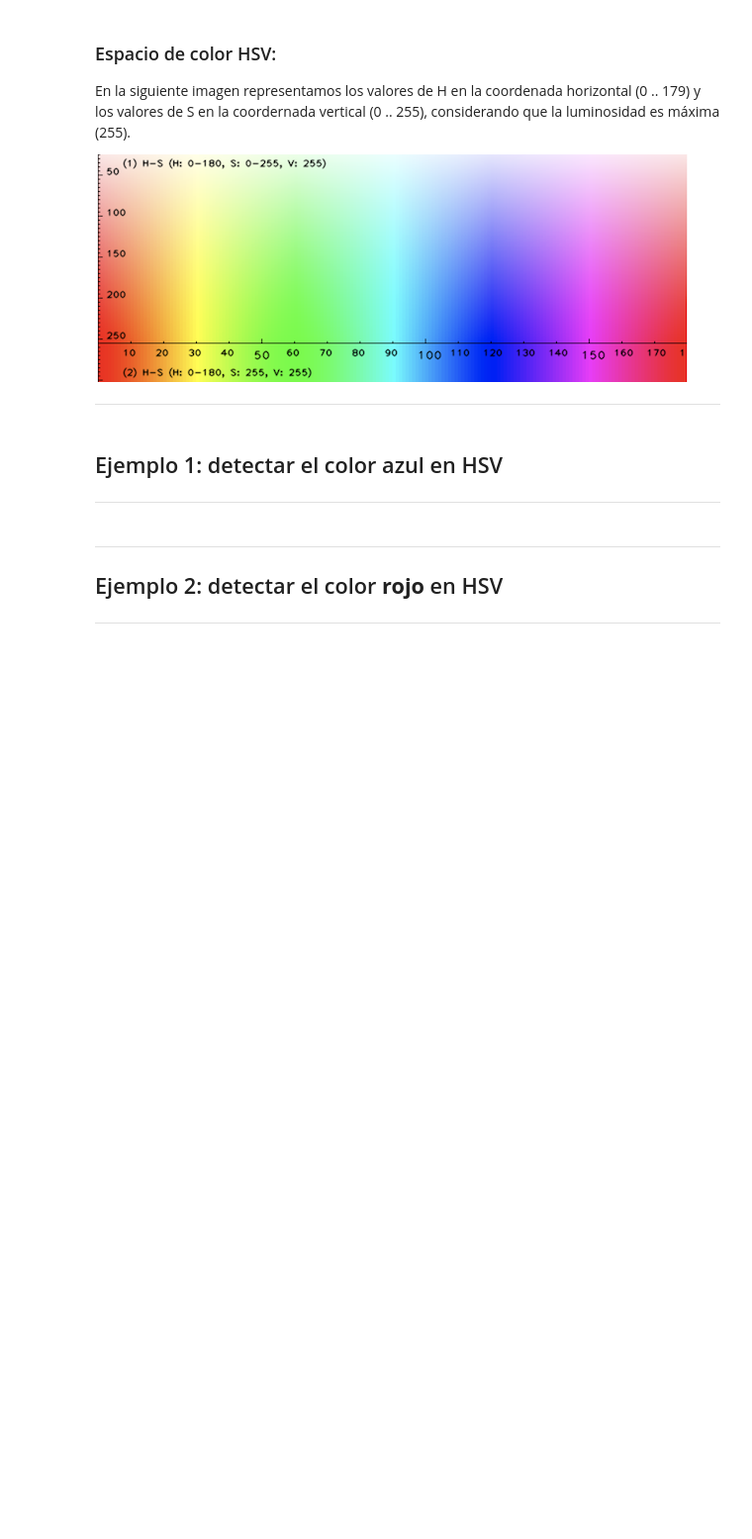
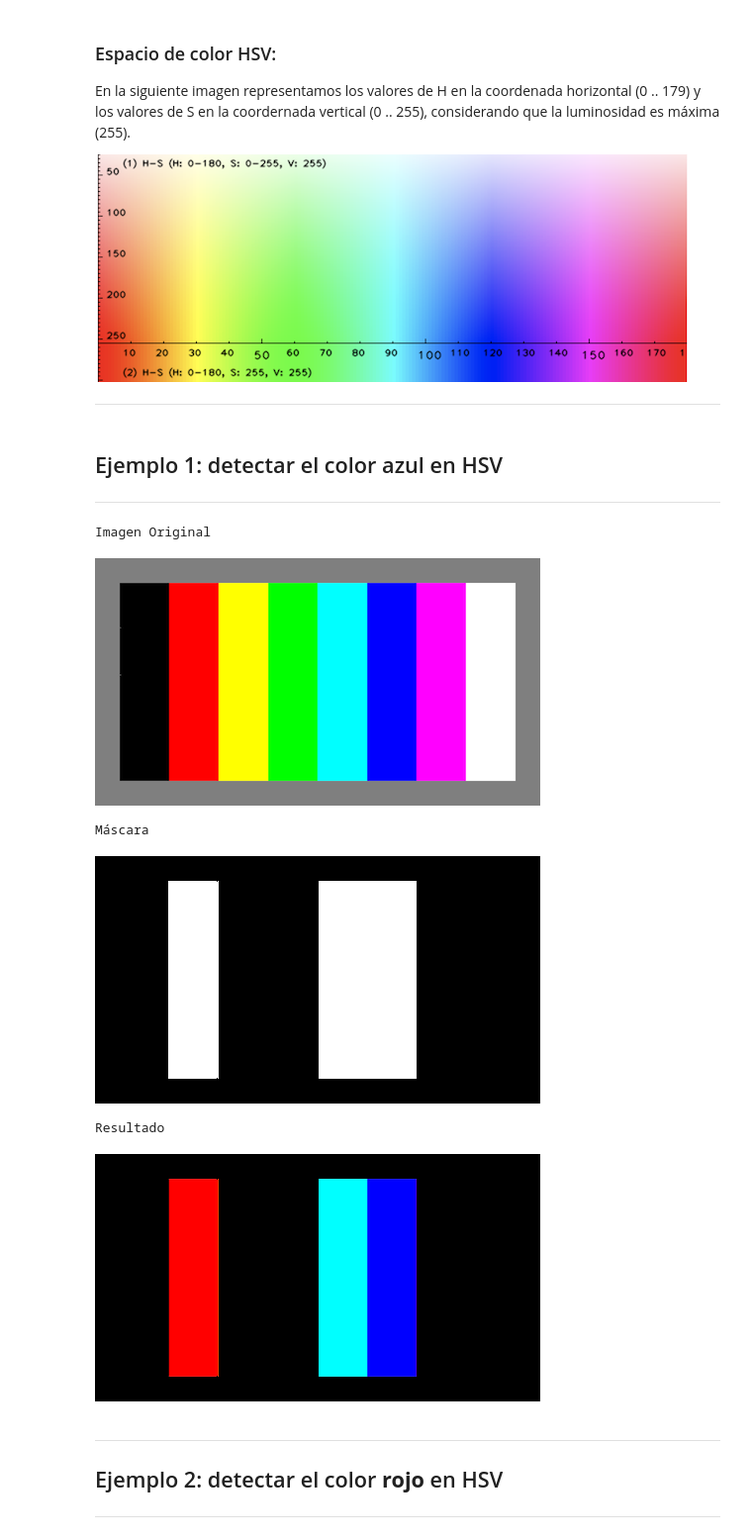
Before and after one commit to ETSISI-bt0354/Sistemas-Inteligentes, a Jupyter notebook: CP06_Procesamiento_de_Color.ipynb, the cells around one changed output. Shown at 99% size. Drawn from its saved outputs; the diff is of its cells as text; code cells hidden in the pictures; blank space fills up the shorter version.

```diff
--- a/CP06_Procesamiento_de_Color.ipynb
+++ b/CP06_Procesamiento_de_Color.ipynb
@@ -85,33 +87,43 @@ En la siguiente imagen representamos los valores de H en la coordenada horizonta
 # %%
 import cv2
 import numpy as np
 
 # Abrimos imagen y la convertimos a HSV
-path = "/content/drive/MyDrive/Curso_24_25/imas/"
+path = "/content/drive/MyDrive/fuck/"
 nombre_imagen = 'arco_iris.bmp' # 'circulos.jpg' # 's5.jpg'
 path += nombre_imagen
 
 imgBGR = cv2.imread(path, cv2.IMREAD_COLOR)
 imgRGB = cv2.cvtColor(imgBGR, cv2.COLOR_BGR2RGB)
 imgHSV = cv2.cvtColor(imgBGR, cv2.COLOR_BGR2HSV)
 
 # Definimos el rango del color azul en HSV
 umbral_bajo_azul = np.array([90, 50, 50])
 umbral_alto_azul = np.array([130, 255, 255])
+umbral_bajo_rojo = np.array([0, 50, 50])
+umbral_alto_rojo = np.array([10, 255, 255])
 
 # Umbralizamos la imagen HSV image para quedarnos sólo con los colores azules
 mascara = cv2.inRange(imgHSV, umbral_bajo_azul, umbral_alto_azul)
+mascara = cv2.add(mascara, cv2.inRange(imgHSV, umbral_bajo_rojo, umbral_alto_rojo))
 
 # Realizamos una operación Bitwise-AND entre la máscara y la imagen original
 res = cv2.bitwise_and(imgBGR, imgBGR, mask=mascara)
 
 # Mostramos los resultaos
 print('Imagen Original')
 cv2_imshow(imgBGR)
 print('Máscara')
 cv2_imshow(mascara)
 print('Resultado')
 cv2_imshow(res)
+# %% [output]
+Imagen Original
+[figure, added]
+Máscara
+[figure, added]
+Resultado
+[figure, added]
 # %% [markdown]
 ---
 
```
Also changed, not shown: parts of 6 cells of this notebook.
